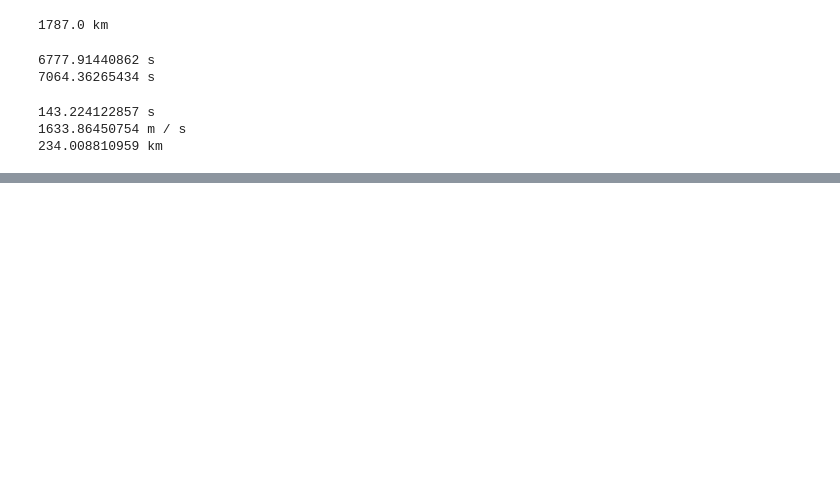
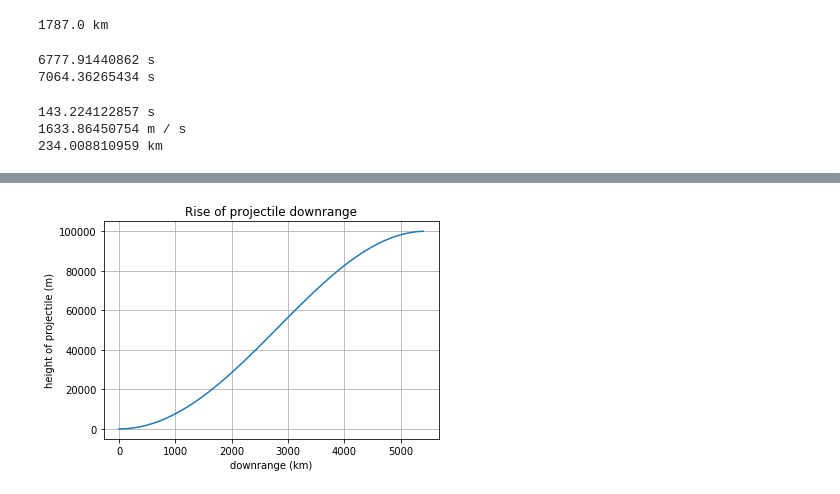
Before and after one commit to AlanCoding/Lunar-Catcher-Launcher, a Jupyter notebook: variations analysis for lunar catcher-launcher system.ipynb, the cells around one changed output, grey strips where cells are left out. Drawn from its saved outputs; the diff is of its cells as text; code cells hidden in the pictures; blank space fills up the shorter version.

Commit message:
downrange and energy payoff calcs

```diff
--- a/variations analysis for lunar catcher-launcher system.ipynb
+++ b/variations analysis for lunar catcher-launcher system.ipynb
@@ -107,0 +121,10 @@ print delta_x.to(units.km)
+# %%
+# the orbit equation
+# r=l^2 / (m^2 mu ) * 1 / (1 + e cos theta ) = lp^2 / mu * 1 / (1 + e cos theta )
+# e = (Ra-Rp)/(Ra+Rp)
+# l = m r^2 dtheta/dt = angular momentum = rmv
+# lp = rv = l/m
+e = (R_llo-R_moon)/(R_llo+R_moon)
+lp = v1*R_moon
+print e
+print lp
@@ -107,0 +134,7 @@ print delta_x.to(units.km)
+# %%
+def rise(theta):
+    r = lp**2/(mu*(1+e*cos(theta)))
+    return r.decompose()
+
+def rise_downrange(x):
+    return (rise(x/(R_moon)) - R_moon)
@@ -107,0 +163,15 @@ print delta_x.to(units.km)
+# %%
+upper = pi*R_moon/units.km
+distances = []
+for i in range(100):
+    distances.append(upper*i/100)
+alts = [rise_downrange(r*units.km)/units.m for r in distances]
+plt.plot(distances, alts)
+plt.xlabel('downrange (km)')
+plt.ylabel('height of projectile (m)')
+plt.title('Rise of projectile downrange')
+plt.grid(True)
+plt.savefig("downrange_rise.png")
+plt.show()
+# %% [output]
+[figure, added]
```
Also changed, not shown: parts of 17 cells of this notebook, 1 other file.
